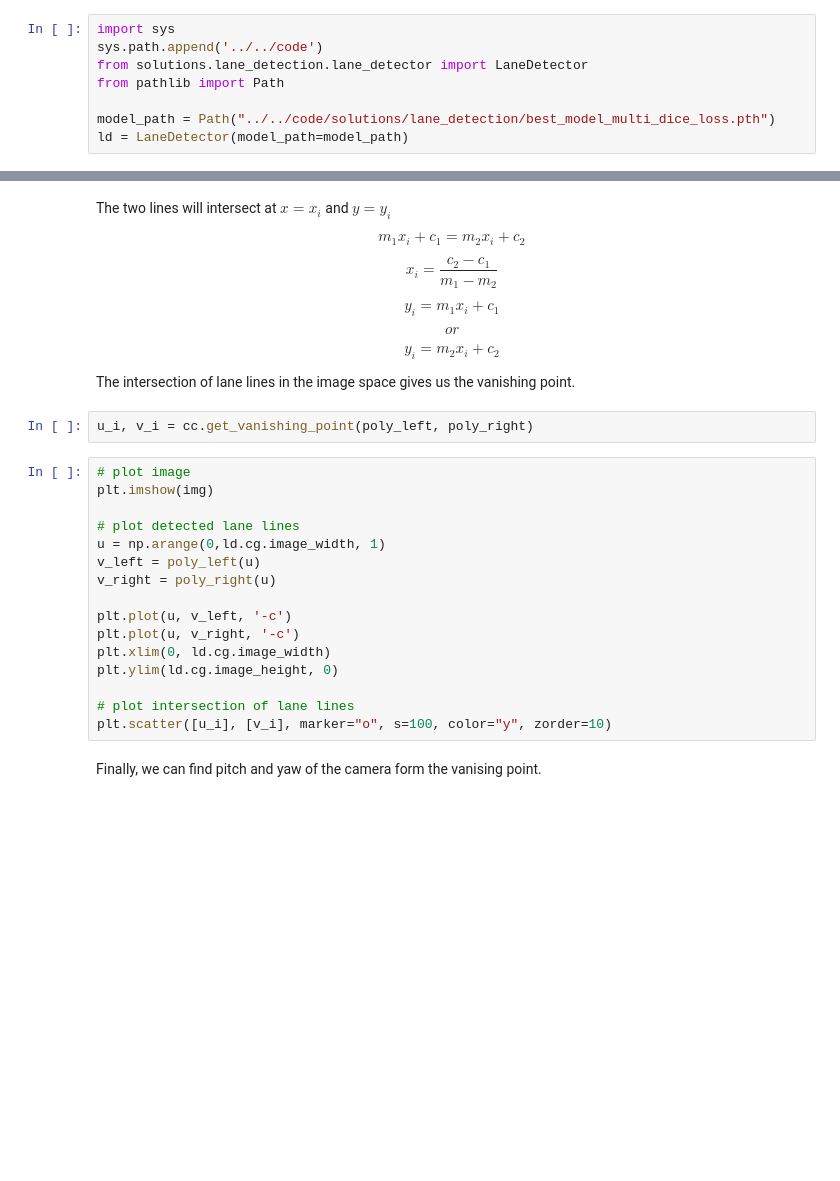
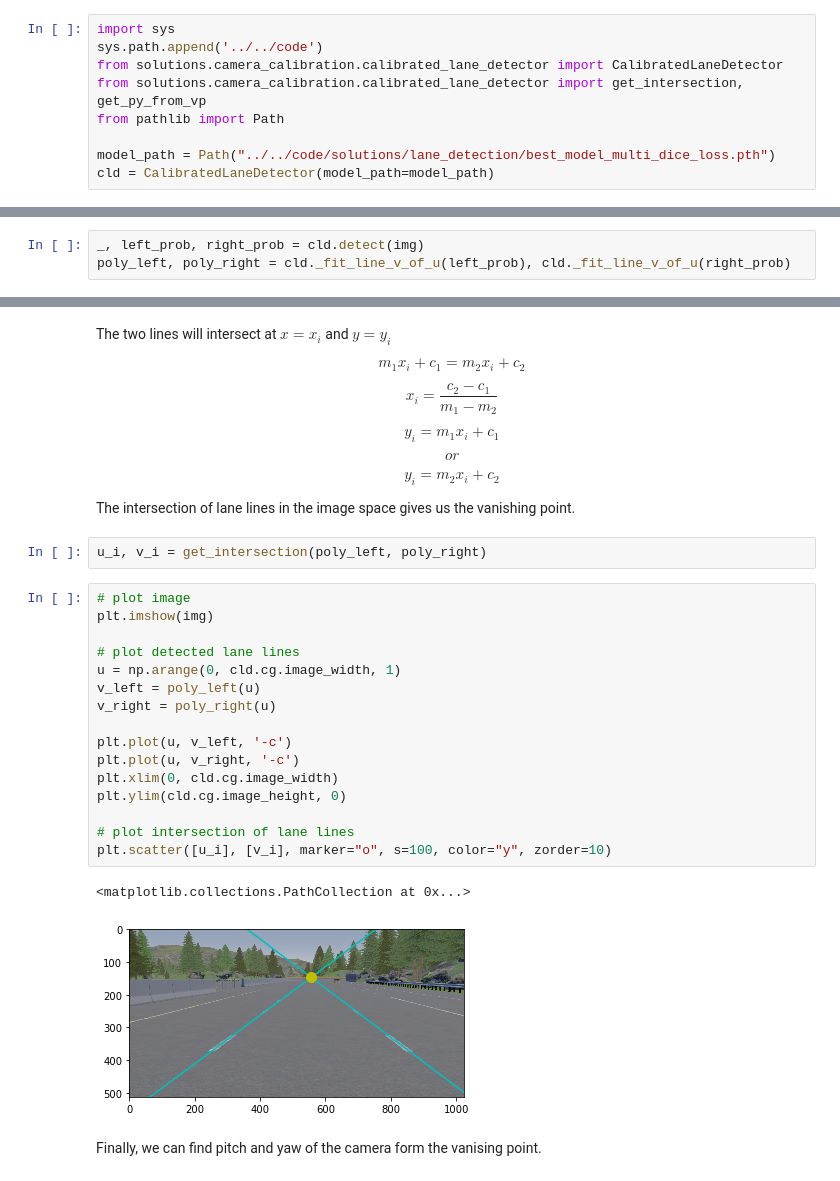
Before and after one commit to thomasfermi/Algorithms-for-Automated-Driving, a Jupyter notebook: book/CameraCalibration/VanishingPointCameraCalibration.ipynb, the cells around one changed output, grey strips where cells are left out. Drawn from its saved outputs; the diff is of its cells as text; blank space fills up the shorter version.

Commit message:
update camera calibration exercises, code and update book.

```diff
--- a/book/CameraCalibration/VanishingPointCameraCalibration.ipynb
+++ b/book/CameraCalibration/VanishingPointCameraCalibration.ipynb
@@ -254,8 +257,9 @@ One thing to note here is, we are finding orrientation of camera with respect to
 # %%
 import sys
 sys.path.append('../../code')
-from solutions.lane_detection.lane_detector import LaneDetector
+from solutions.camera_calibration.calibrated_lane_detector import CalibratedLaneDetector
+from solutions.camera_calibration.calibrated_lane_detector import get_intersection, get_py_from_vp
 from pathlib import Path
 
 model_path = Path("../../code/solutions/lane_detection/best_model_multi_dice_loss.pth")
-ld = LaneDetector(model_path=model_path)
+cld = CalibratedLaneDetector(model_path=model_path)
@@ -267 +266,4 @@ poly_left, poly_right = cc.get_lane_lines(img)
+# %%
+_, left_prob, right_prob = cld.detect(img)
+poly_left, poly_right = cld._fit_line_v_of_u(left_prob), cld._fit_line_v_of_u(right_prob)
 # %% [markdown]
@@ -289,23 +291,26 @@ $$
 
 The intersection of lane lines in the image space gives us the vanishing point.
 # %%
-u_i, v_i = cc.get_vanishing_point(poly_left, poly_right)
+u_i, v_i = get_intersection(poly_left, poly_right)
 # %%
 # plot image
 plt.imshow(img)
 
 # plot detected lane lines
-u = np.arange(0,ld.cg.image_width, 1)
+u = np.arange(0, cld.cg.image_width, 1)
 v_left = poly_left(u)
 v_right = poly_right(u)
 
 plt.plot(u, v_left, '-c')
 plt.plot(u, v_right, '-c')
-plt.xlim(0, ld.cg.image_width)
-plt.ylim(ld.cg.image_height, 0)
+plt.xlim(0, cld.cg.image_width)
+plt.ylim(cld.cg.image_height, 0)
 
 # plot intersection of lane lines
 plt.scatter([u_i], [v_i], marker="o", s=100, color="y", zorder=10)
+# %% [output]
+<matplotlib.collections.PathCollection at 0x...>
+[figure, added]
 # %% [markdown]
 Finally, we can find pitch and yaw of the camera form the vanising point.
 # %%
```
Also changed, not shown: parts of 5 cells of this notebook, 5 other files.
